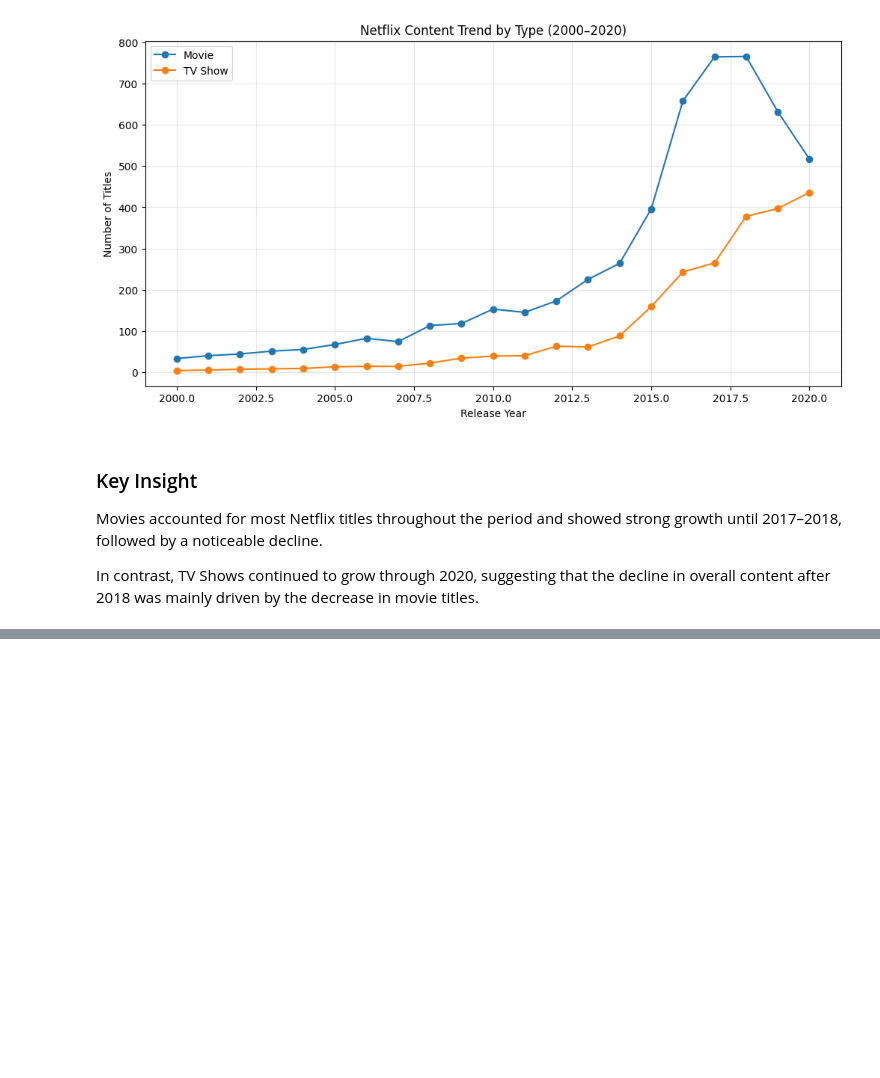
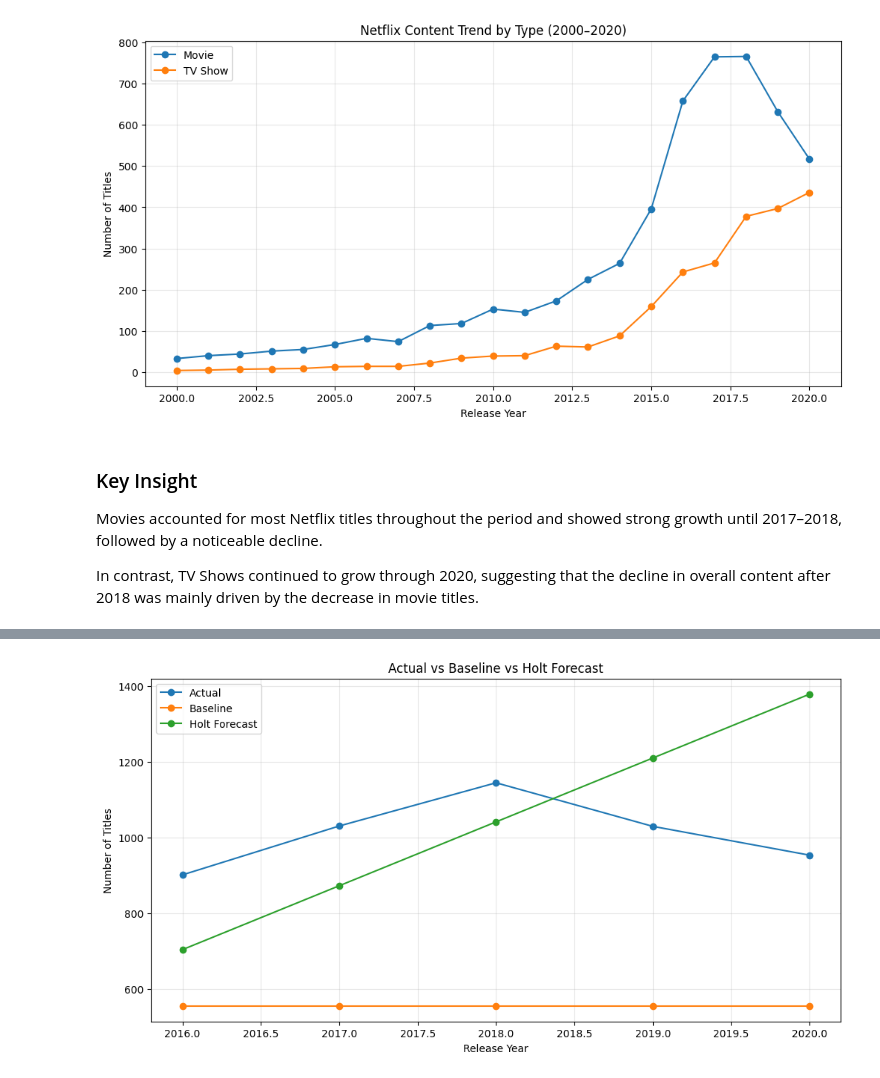
Before and after one commit to ahmedmamdouh111/Netflix-data-science-internship, a Jupyter notebook: Netflix_Data_Science_Internship.ipynb, the cells around one changed output, grey strips where cells are left out. Cells and saved outputs as stored; diff of their text form; code cells hidden in the pictures; blank space fills up the shorter version.

Commit message:
Complete Task 4 with Holt forecasting and evaluation

```diff
--- a/Netflix_Data_Science_Internship.ipynb
+++ b/Netflix_Data_Science_Internship.ipynb
@@ -1316,0 +1346,3 @@ In contrast, TV Shows continued to grow through 2020, suggesting that the declin
+# %%
+baseline_predictions = [last_train_value] * len(test)
+baseline_predictions
@@ -1316,0 +1373,8 @@ In contrast, TV Shows continued to grow through 2020, suggesting that the declin
+# %%
+holt_model = Holt(
+    train['content_count'].to_numpy(),
+    initialization_method='estimated'
+).fit()
+# %%
+holt_predictions = holt_model.forecast(len(test))
+holt_predictions
@@ -1316,0 +1395,7 @@ In contrast, TV Shows continued to grow through 2020, suggesting that the declin
+# %%
+comparison_results = test[['release_year', 'content_count']].copy()
+
+comparison_results['baseline_prediction'] = baseline_predictions
+comparison_results['holt_prediction'] = holt_predictions
+
+comparison_results
@@ -1316,0 +1409,28 @@ In contrast, TV Shows continued to grow through 2020, suggesting that the declin
+# %%
+plt.figure(figsize=(12, 6))
+plt.plot(
+    comparison_results['release_year'],
+    comparison_results['content_count'],
+    marker='o',
+    label='Actual')
+
+plt.plot(
+    comparison_results['release_year'],
+    comparison_results['baseline_prediction'],
+    marker='o',
+    label='Baseline')
+
+plt.plot(
+    comparison_results['release_year'],
+    comparison_results['holt_prediction'],
+    marker='o',
+    label='Holt Forecast')
+
+plt.title('Actual vs Baseline vs Holt Forecast')
+plt.xlabel('Release Year')
+plt.ylabel('Number of Titles')
+plt.legend()
+plt.grid(alpha=0.3)
+plt.show()
+# %% [output]
+[figure, added]
```
Also changed, not shown: parts of 28 cells of this notebook.
